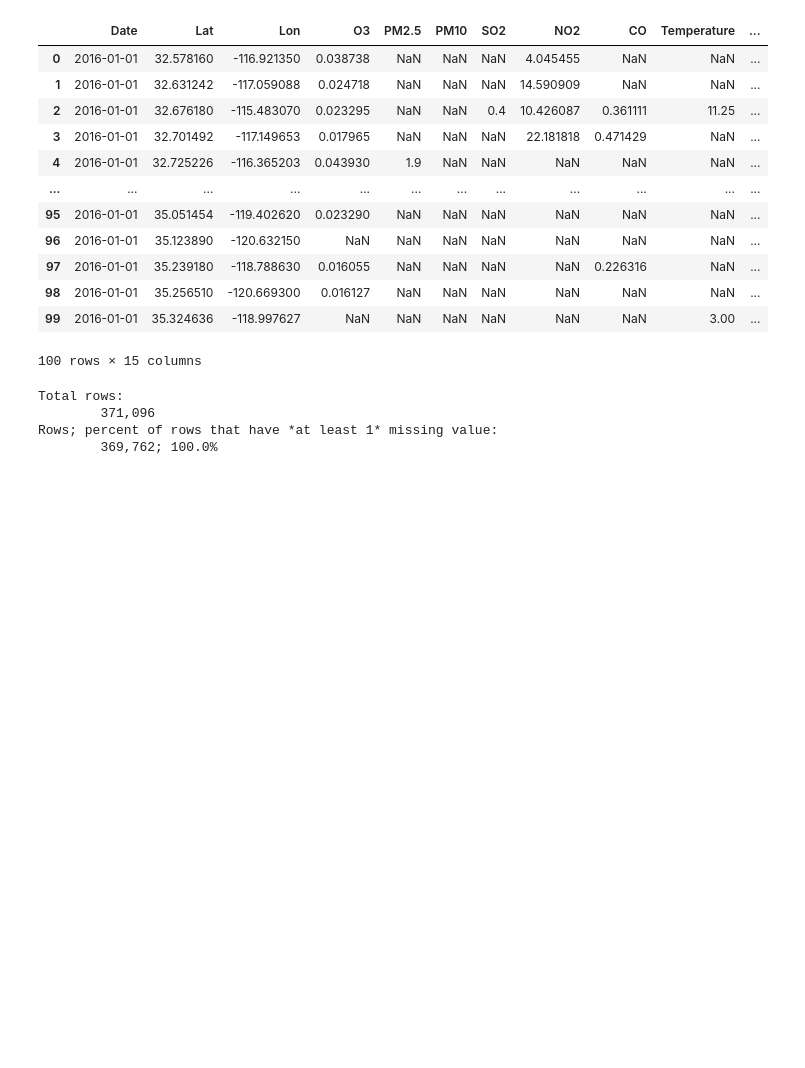
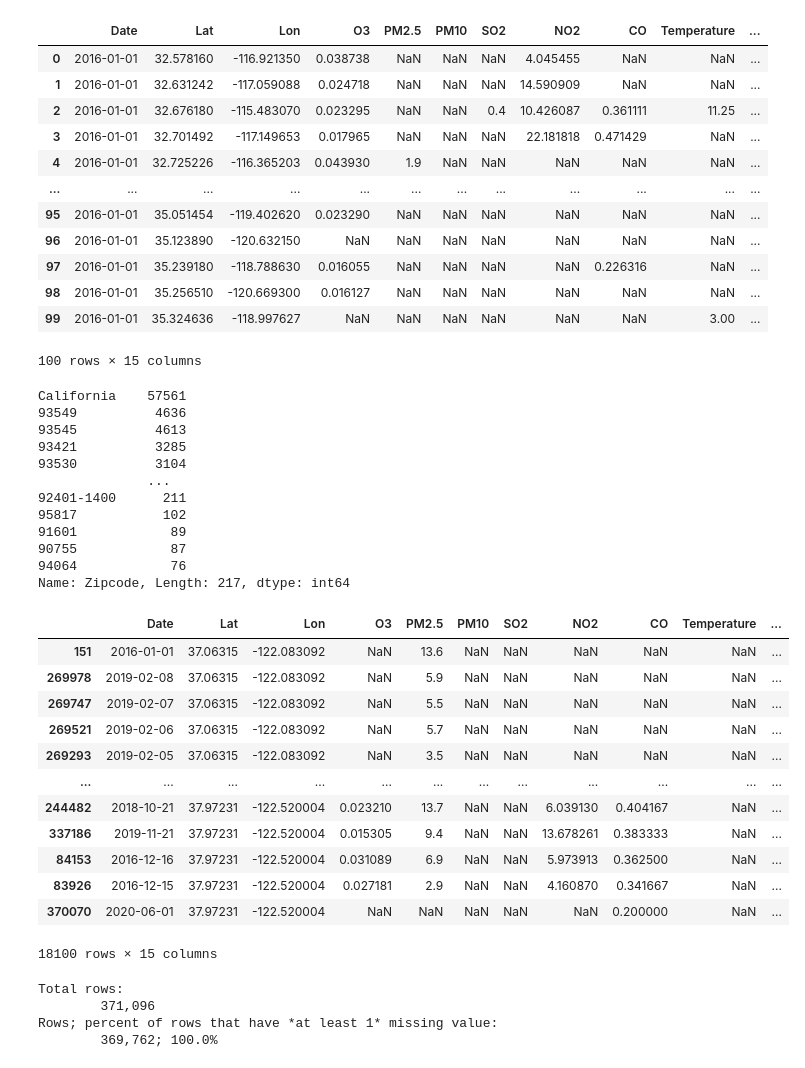
Before and after one commit to josh-tollefson/aqi, a Jupyter notebook: notebooks/Aaron_Sensor_geospatial_EDA.ipynb, the cells around one changed output. Cells and saved outputs as stored; diff of their text form; code cells hidden in the pictures; blank space fills up the shorter version.

Commit message:
Explore zipcode data

```diff
--- a/notebooks/Aaron_Sensor_geospatial_EDA.ipynb
+++ b/notebooks/Aaron_Sensor_geospatial_EDA.ipynb
@@ -27,6 +28,53 @@ display(sensors.head(100))
 | 98 | 2016-01-01 | 35.256510 | -120.669300 | 0.016127 | NaN | NaN | NaN | NaN | NaN | NaN | ... |
 | 99 | 2016-01-01 | 35.324636 | -118.997627 | NaN | NaN | NaN | NaN | NaN | NaN | 3.00 | ... |
 100 rows × 15 columns
+# %%
+# Remove whitespace from zipcode data
+def strip_obj(col):
+    """
+    Remove whitespace from strings in object-type columns
+    col: obj -> str
+    """
+    if col.dtypes == object:
+        return (col.astype(str)
+                   .str.strip()
+                   .replace({'nan': np.nan}))
+    return col
+
+sensors = sensors.apply(strip_obj, axis=0)
+
+# Most zip codes are not converting properly (labeled as "California")
+print(sensors['Zipcode'].value_counts())
+
+# Sensors in bay area are missing almost all data.
+# Coordinates of Oakland: 37.827194, -122.291306
+sensors[(sensors['Lat'] > 36) & (sensors['Lat'] < 38) & (sensors['Lon'] < -122)].sort_values('Lat')
+# %% [output]
+California    57561
+93549          4636
+93545          4613
+93421          3285
+93530          3104
+              ...
+92401-1400      211
+95817           102
+91601            89
+90755            87
+94064            76
+Name: Zipcode, Length: 217, dtype: int64
+|  | Date | Lat | Lon | O3 | PM2.5 | PM10 | SO2 | NO2 | CO | Temperature | ... |
+| 151 | 2016-01-01 | 37.06315 | -122.083092 | NaN | 13.6 | NaN | NaN | NaN | NaN | NaN | ... |
+| 269978 | 2019-02-08 | 37.06315 | -122.083092 | NaN | 5.9 | NaN | NaN | NaN | NaN | NaN | ... |
+| 269747 | 2019-02-07 | 37.06315 | -122.083092 | NaN | 5.5 | NaN | NaN | NaN | NaN | NaN | ... |
+| 269521 | 2019-02-06 | 37.06315 | -122.083092 | NaN | 5.7 | NaN | NaN | NaN | NaN | NaN | ... |
+| 269293 | 2019-02-05 | 37.06315 | -122.083092 | NaN | 3.5 | NaN | NaN | NaN | NaN | NaN | ... |
+| ... | ... | ... | ... | ... | ... | ... | ... | ... | ... | ... | ... |
+| 244482 | 2018-10-21 | 37.97231 | -122.520004 | 0.023210 | 13.7 | NaN | NaN | 6.039130 | 0.404167 | NaN | ... |
+| 337186 | 2019-11-21 | 37.97231 | -122.520004 | 0.015305 | 9.4 | NaN | NaN | 13.678261 | 0.383333 | NaN | ... |
+| 84153 | 2016-12-16 | 37.97231 | -122.520004 | 0.031089 | 6.9 | NaN | NaN | 5.973913 | 0.362500 | NaN | ... |
+| 83926 | 2016-12-15 | 37.97231 | -122.520004 | 0.027181 | 2.9 | NaN | NaN | 4.160870 | 0.341667 | NaN | ... |
+| 370070 | 2020-06-01 | 37.97231 | -122.520004 | NaN | NaN | NaN | NaN | NaN | 0.200000 | NaN | ... |
+18100 rows × 15 columns
 # %%
 def describe_nulls(df, show_nulls_table=False):
     print("Total rows: \n\t{:,}".format(len(df)))
```
Also changed, not shown: parts of 1 cell of this notebook.
